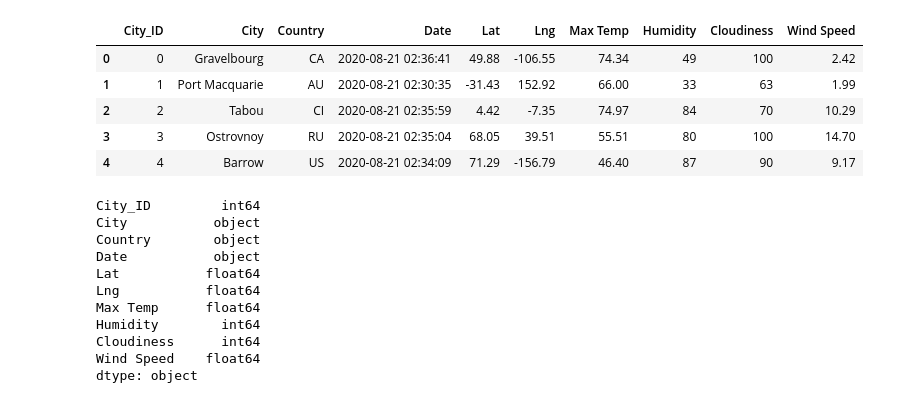
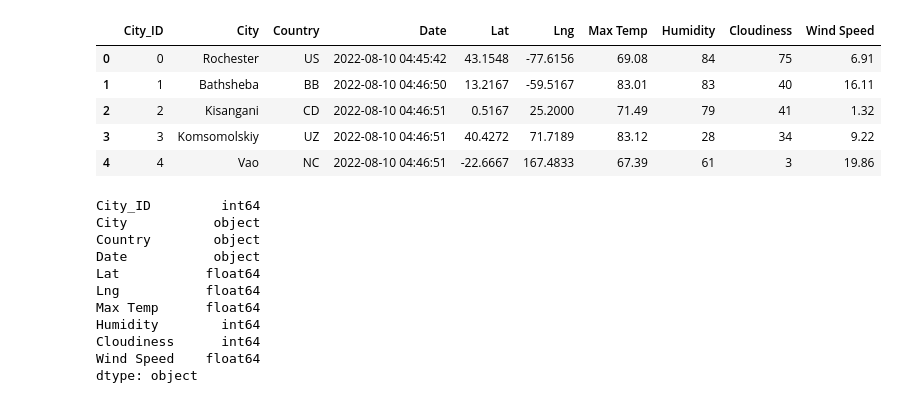
Before and after one commit to sikharavish/World_Weather_Analysis, a Jupyter notebook: VacationPy.ipynb, the cells around one changed output. Drawn from its saved outputs; the diff is of its cells as text; code cells hidden in the pictures.

```diff
--- a/VacationPy.ipynb
+++ b/VacationPy.ipynb
@@ -8,14 +10,14 @@ from config import g_key
 # %%
 # Store the CSV you saved created in part one into a DataFrame.
-city_data_df = pd.read_csv("World_Weather_Analysis/weather_data/cities.csv")
+city_data_df = pd.read_csv("weather_data/cities.csv")
 city_data_df.head()
 # %% [output]
 |  | City_ID | City | Country | Date | Lat | Lng | Max Temp | Humidity | Cloudiness | Wind Speed |
-| 0 | 0 | Gravelbourg | CA | 2020-08-21 02:36:41 | 49.88 | -106.55 | 74.34 | 49 | 100 | 2.42 |
-| 1 | 1 | Port Macquarie | AU | 2020-08-21 02:30:35 | -31.43 | 152.92 | 66.00 | 33 | 63 | 1.99 |
-| 2 | 2 | Tabou | CI | 2020-08-21 02:35:59 | 4.42 | -7.35 | 74.97 | 84 | 70 | 10.29 |
-| 3 | 3 | Ostrovnoy | RU | 2020-08-21 02:35:04 | 68.05 | 39.51 | 55.51 | 80 | 100 | 14.70 |
-| 4 | 4 | Barrow | US | 2020-08-21 02:34:09 | 71.29 | -156.79 | 46.40 | 87 | 90 | 9.17 |
+| 0 | 0 | Rochester | US | 2022-08-10 04:45:42 | 43.1548 | -77.6156 | 69.08 | 84 | 75 | 6.91 |
+| 1 | 1 | Bathsheba | BB | 2022-08-10 04:46:50 | 13.2167 | -59.5167 | 83.01 | 83 | 40 | 16.11 |
+| 2 | 2 | Kisangani | CD | 2022-08-10 04:46:51 | 0.5167 | 25.2000 | 71.49 | 79 | 41 | 1.32 |
+| 3 | 3 | Komsomolskiy | UZ | 2022-08-10 04:46:51 | 40.4272 | 71.7189 | 83.12 | 28 | 34 | 9.22 |
+| 4 | 4 | Vao | NC | 2022-08-10 04:46:51 | -22.6667 | 167.4833 | 67.39 | 61 | 3 | 19.86 |
 # %%
 # confirm data we want is an int or float because gmaps needs this formate
 city_data_df.dtypes
```
Also changed, not shown: parts of 2 cells of this notebook, 8 other files.
